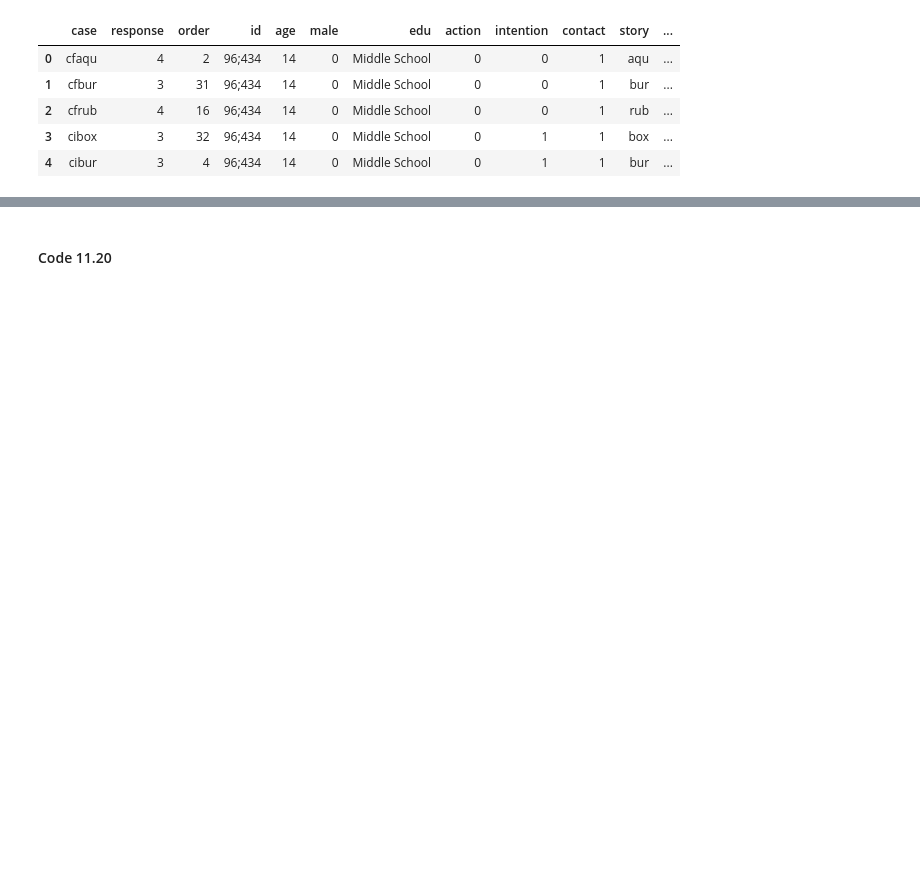
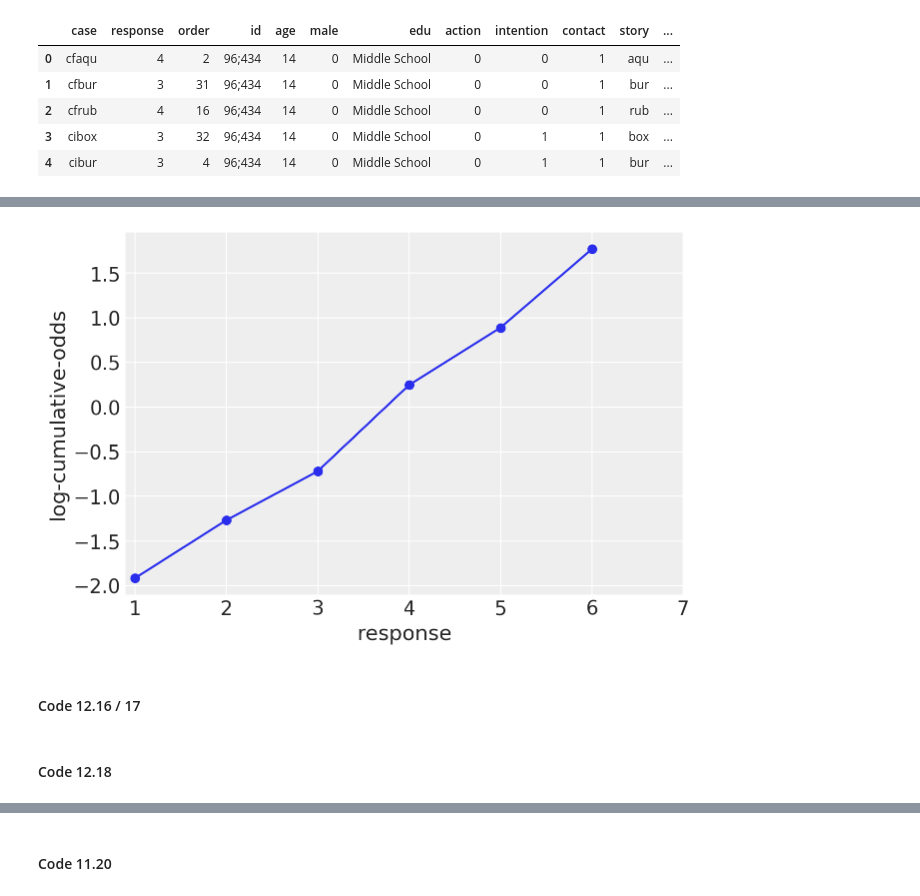
Before and after one commit to pymc-devs/pymc-resources, a Jupyter notebook: Rethinking_2/Chp_12.ipynb, the cells around one changed output, grey strips where cells are left out. Cells and saved outputs as stored; diff of their text form; code cells hidden in the pictures; blank space fills up the shorter version.

```diff
--- a/Rethinking_2/Chp_12.ipynb
+++ b/Rethinking_2/Chp_12.ipynb
@@ -510,0 +286,3 @@ pp_cum_df = (pd.melt(
+# %%
+lco = (trolley_df.response.value_counts(normalize=True, sort=False).cumsum().apply(sp.special.logit))
+lco.round(2)
@@ -510,0 +298,9 @@ pp_cum_df = (pd.melt(
+# %%
+ax = lco.plot(marker='o')
+ax.set_xlim(0.9, 7);
+ax.set_xlabel("response")
+ax.set_ylabel("log-cumulative-odds");
+# %% [output]
+[figure, added]
+# %% [markdown]
+#### Code 12.16 / 17
@@ -510,0 +318,2 @@ pp_cum_df = (pd.melt(
+# %% [markdown]
+#### Code 12.18
```
Also changed, not shown: parts of 100 cells of this notebook, 1 other file.
